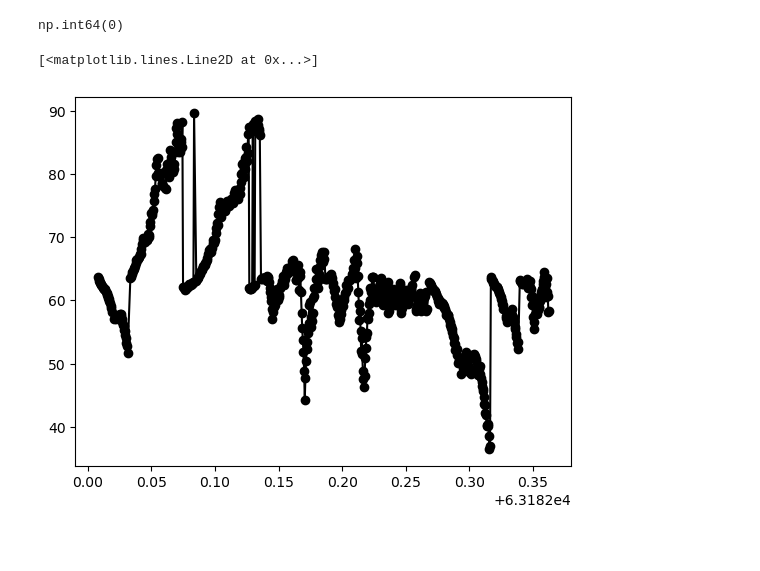
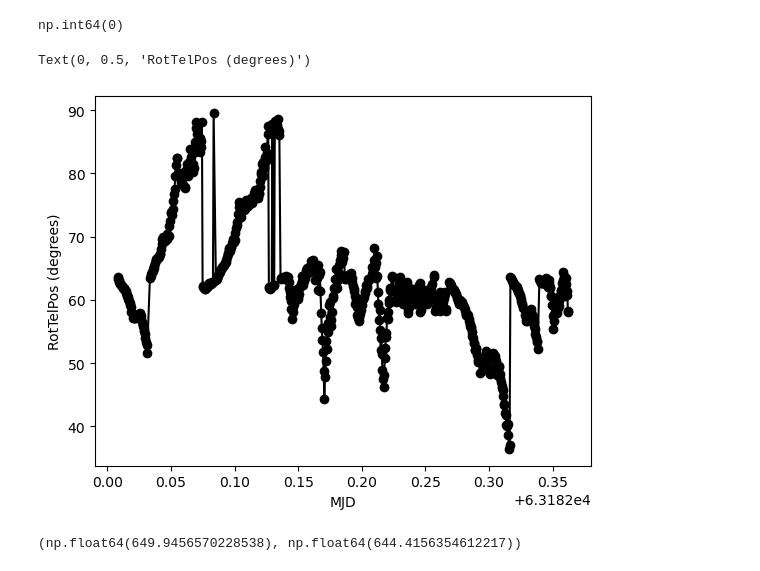
Before and after one commit to lsst-sims/sims_featureScheduler_runs4.3, a Jupyter notebook: baseline/rot_fun.ipynb, the cells around one changed output. Cells and saved outputs as stored; diff of their text form; code cells hidden in the pictures.

```diff
--- a/baseline/rot_fun.ipynb
+++ b/baseline/rot_fun.ipynb
@@ -45,6 +45,8 @@ np.sum(data["rotTelPos"].iloc[indx] == data["rotTelPos_backup"].iloc[indx])
 np.int64(0)
 # %%
 plt.plot(data["observationStartMJD"].iloc[indx], data["rotTelPos"].iloc[indx], '-ko')
+plt.xlabel("MJD")
+plt.ylabel("RotTelPos (degrees)")
 # %% [output]
-[<matplotlib.lines.Line2D at 0x...>]
+Text(0, 0.5, 'RotTelPos (degrees)')
-[figure, old version]
+[figure, new version]
@@ -50,0 +58,4 @@ plt.plot(data["observationStartMJD"].iloc[indx], data["rotTelPos"].iloc[indx], '
+# %%
+ack.mean(), np.median(ack)
+# %% [output]
+(np.float64(649.9456570228538), np.float64(644.4156354612217))
```
Also changed, not shown: parts of 2 cells of this notebook, 1 other file.
